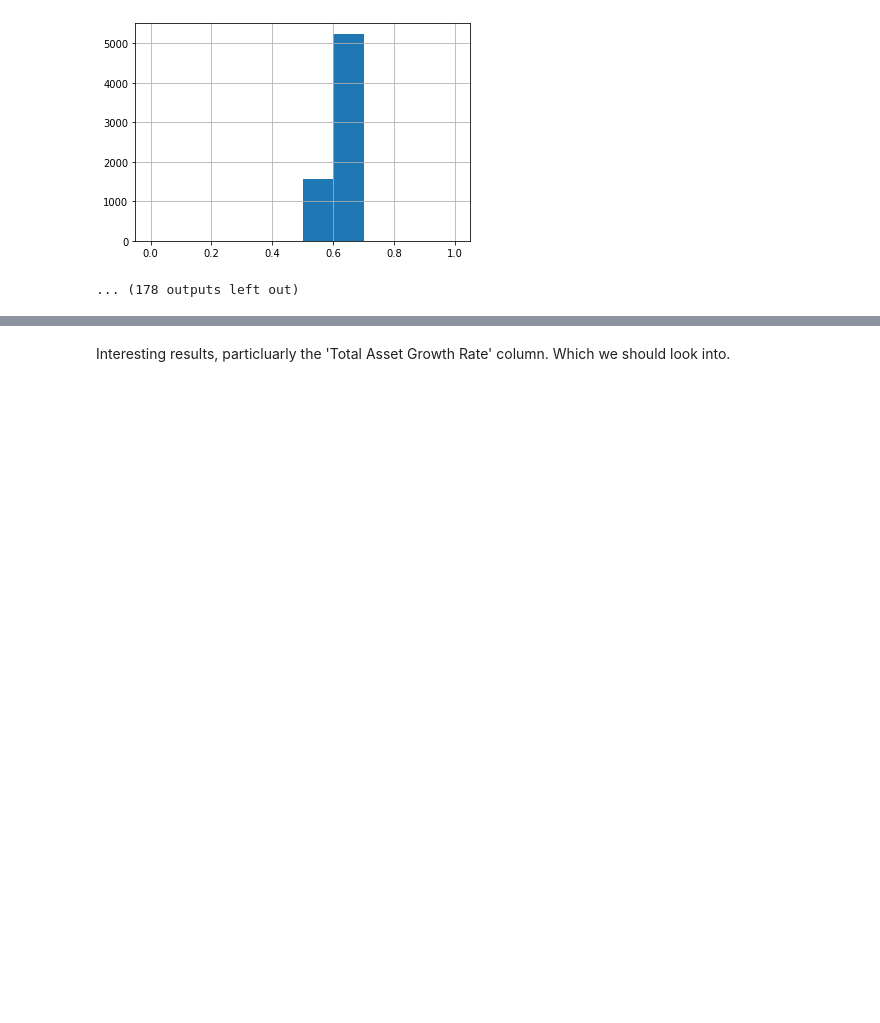
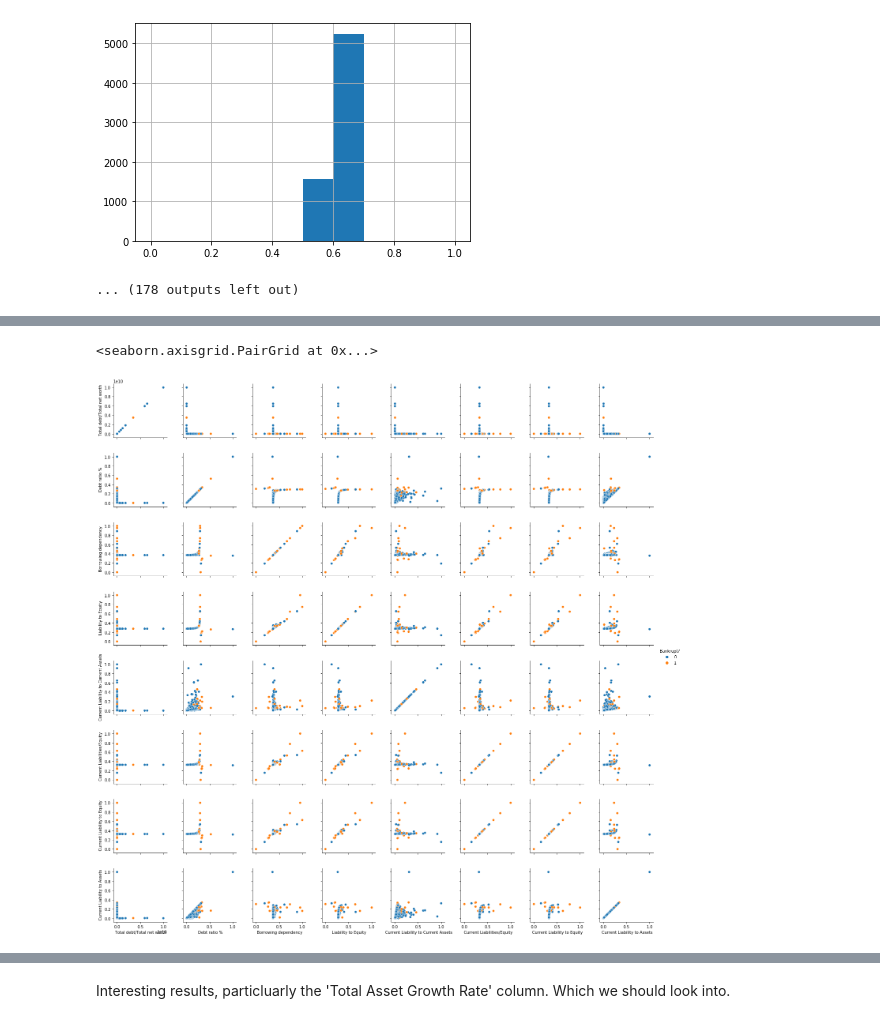
Before and after one commit to ebrunette/UdacityDataScienceNanoDegree, a Jupyter notebook: capstone_project/Bankrupt_EDA.ipynb, the cells around one changed output, grey strips where cells are left out. Drawn from its saved outputs; the diff is of its cells as text; code cells hidden in the pictures; blank space fills up the shorter version.

```diff
--- a/capstone_project/Bankrupt_EDA.ipynb
+++ b/capstone_project/Bankrupt_EDA.ipynb
@@ -103,0 +167,3 @@ Bankrupt?
+# %%
+high_correlation_features = correlation[correlation['Bankrupt?'] > .15].sort_values("Bankrupt?", ascending=False).index
+print( '\n'.join(str(x.strip()) for x in high_correlation_features))
@@ -103,0 +180,11 @@ Bankrupt?
+# %%
+correlation_df = bankrupt_df[high_correlation_features]
+# %%
+# Investigating some interesting features found above
+grid = sns.PairGrid(correlation_df, hue="Bankrupt?")
+#grid.map_diag(sns.histplot)
+grid.map(sns.scatterplot)
+grid.add_legend()
+# %% [output]
+<seaborn.axisgrid.PairGrid at 0x...>
+[figure, added]
```
Also changed, not shown: parts of 15 cells of this notebook.
